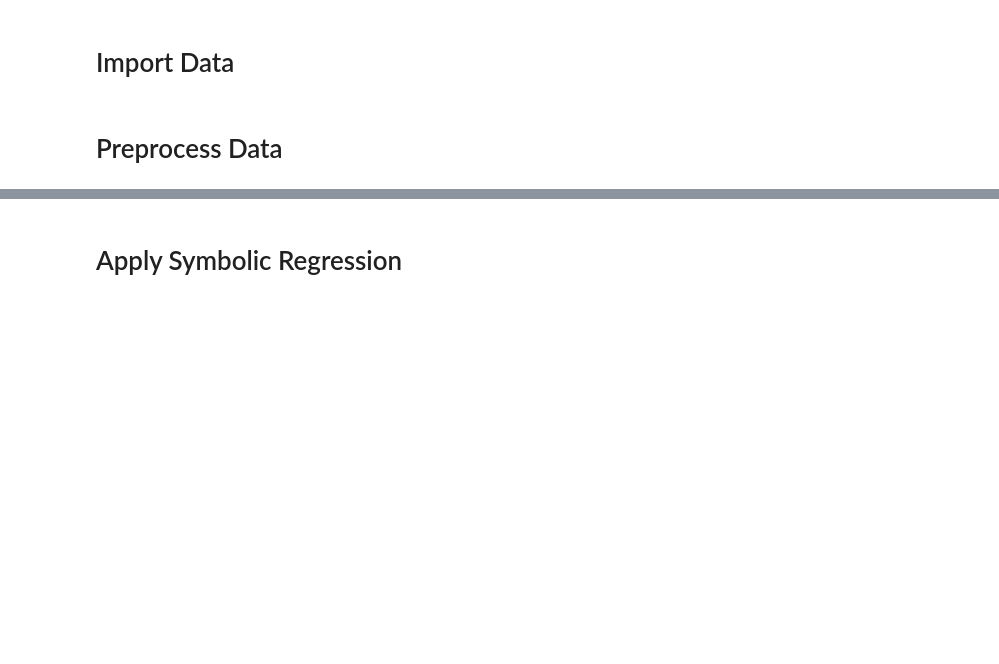
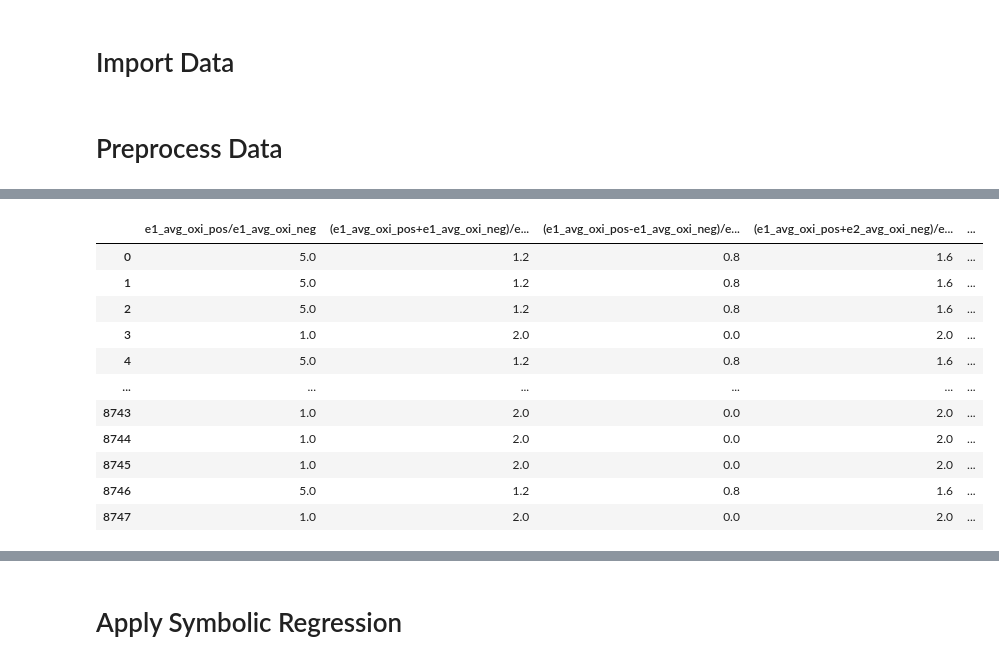
Before and after one commit to AlbertVong/Mat-Hack-2023, a Jupyter notebook: 5_learning/train_eval_SymClf.ipynb, the cells around one changed output, grey strips where cells are left out. Drawn from its saved outputs; the diff is of its cells as text; code cells hidden in the pictures; blank space fills up the shorter version.

```diff
--- a/5_learning/train_eval_SymClf.ipynb
+++ b/5_learning/train_eval_SymClf.ipynb
@@ -294,0 +249,8 @@ reduced_df
+# %%
+### Prep, find most populous prototypes
+label_df, class_df, proto2label, label2_proto = prep_labels(label_df)
+display(class_df.head())
+
+### Initial feature reduction
+feat_df = reduce_feat_by_corr(feat_df)
+display(feat_df.head())
@@ -294,0 +287,60 @@ reduced_df
+# %%
+def train_test_save(feat_df, label_df, select_prototype, seed=0, n_splits=5):
+
+    ### Convert to binary (1 vs rest), where 1 => select_prototype
+    label_df['label_binary'] = (label_df.Prototype == select_prototype).astype(int)
+
+    ### Calculate weights label_weights
+    label_df['weight'] = calc_weights(label_df.label_binary)
+
+    ### Train-test split
+    skf = StratifiedKFold(n_splits=n_splits, shuffle=True, random_state=seed)
+    for i, (train_idx, test_idx) in enumerate(skf.split(feat_df, label_df.label_binary)):
+        feat_df_train = feat_df.iloc[train_idx]#.copy()
+        feat_df_test =  feat_df.iloc[test_idx]#.copy()
+        label_df_train = label_df.iloc[train_idx]#.copy()
+        label_df_test =  label_df.iloc[test_idx]#.copy()
+        print(f"Fold {i}:")
+
+        ### RF Feature reduction
+        feature_to_keep, n, precs, recs = reduce_feat_by_RFimport(feat_df, label_df, 0)
+        this_feat_df = feat_df[feature_to_keep]
+        print(f'Feature set: {list(this_feat_df.columns)}')
+
+        ### Train, eval model
+        param_distros = {'population_size': scipy.stats.randint(500,2000),
+                         'tournament_size': scipy.stats.randint(10,50),
+                         'generations': scipy.stats.randint(10,50),
+        #                  'parsimony_coefficient': scipy.stats.uniform(0.01, 0.001)
+                     }
+
+        base_estimator = SymbolicClassifier(init_depth=(1,5),
+                                            parsimony_coefficient=0.005,
+                                            generations=25,
+                                            p_crossover = 0.85,
+                                            p_subtree_mutation = 0.01,
+                                            p_point_mutation = 0.01,
+                                            p_hoist_mutation = 0.1,
+                                            const_range=(-10,10),
+                                            feature_names=feature_names,
+                                            # verbose=1,
+                                            n_jobs=-1,
+                                            random_state=0,
+                                            function_set={'add','sub','mul','div','max','min'}
+                                            )
+
+        start = time.time()
+        sh = HalvingRandomSearchCV(base_estimator, param_distros, cv=5,
+                                   min_resources=20, max_resources=80, factor=2
+                                  ).fit(feat_df_train.to_numpy(), label_df_train.label_binary.to_numpy())
+        print(f'Time elapsed: {(time.time()-start)/3600}h')
+        examine_model(sh.best_estimator_)
+
+        ### Evaluate model
+
+        ### Save model
+
+    return feat_df
+
+train_test_save(feat_df, label_df, 'Rutile#TiO2')
+# %% [output]
@@ -294,0 +364,12 @@ reduced_df
+|  | e1_avg_oxi_pos/e1_avg_oxi_neg | (e1_avg_oxi_pos+e1_avg_oxi_neg)/e... | (e1_avg_oxi_pos-e1_avg_oxi_neg)/e... | (e1_avg_oxi_pos+e2_avg_oxi_neg)/e... | ... |
+| 0 | 5.0 | 1.2 | 0.8 | 1.6 | ... |
+| 1 | 5.0 | 1.2 | 0.8 | 1.6 | ... |
+| 2 | 5.0 | 1.2 | 0.8 | 1.6 | ... |
+| 3 | 1.0 | 2.0 | 0.0 | 2.0 | ... |
+| 4 | 5.0 | 1.2 | 0.8 | 1.6 | ... |
+| ... | ... | ... | ... | ... | ... |
+| 8743 | 1.0 | 2.0 | 0.0 | 2.0 | ... |
+| 8744 | 1.0 | 2.0 | 0.0 | 2.0 | ... |
+| 8745 | 1.0 | 2.0 | 0.0 | 2.0 | ... |
+| 8746 | 5.0 | 1.2 | 0.8 | 1.6 | ... |
+| 8747 | 1.0 | 2.0 | 0.0 | 2.0 | ... |
```
Also changed, not shown: parts of 13 cells of this notebook.
